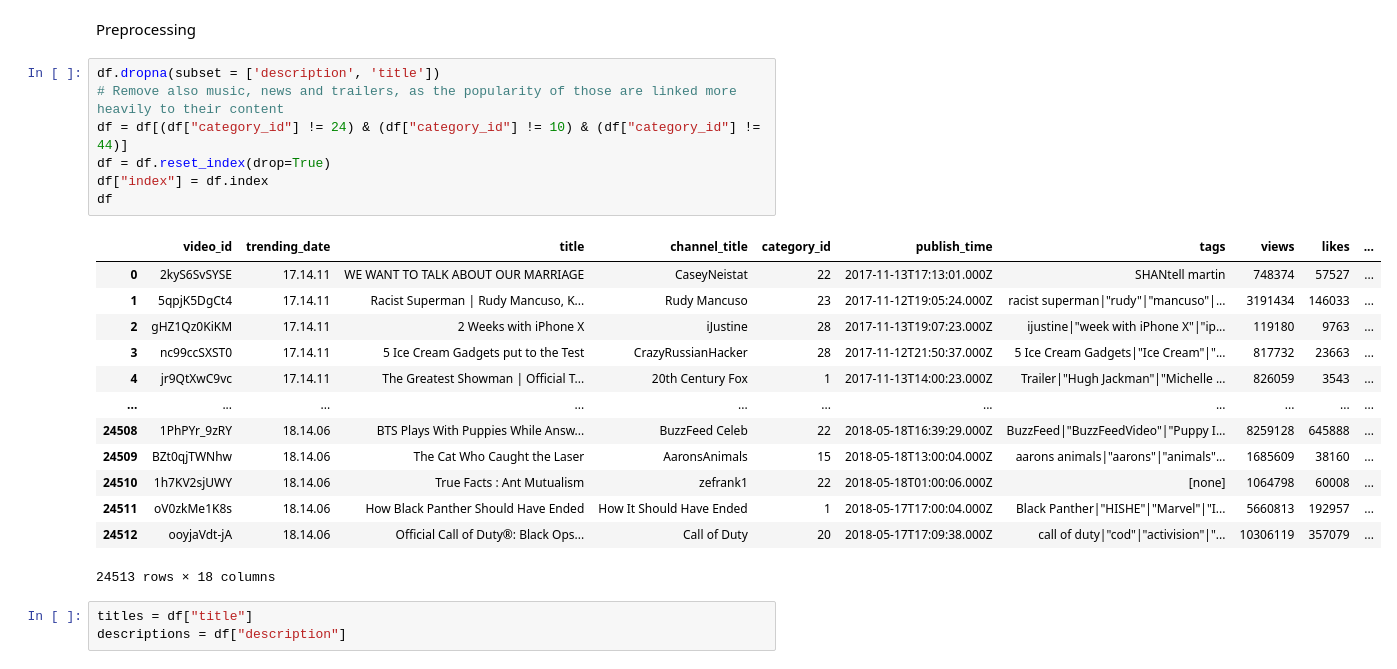
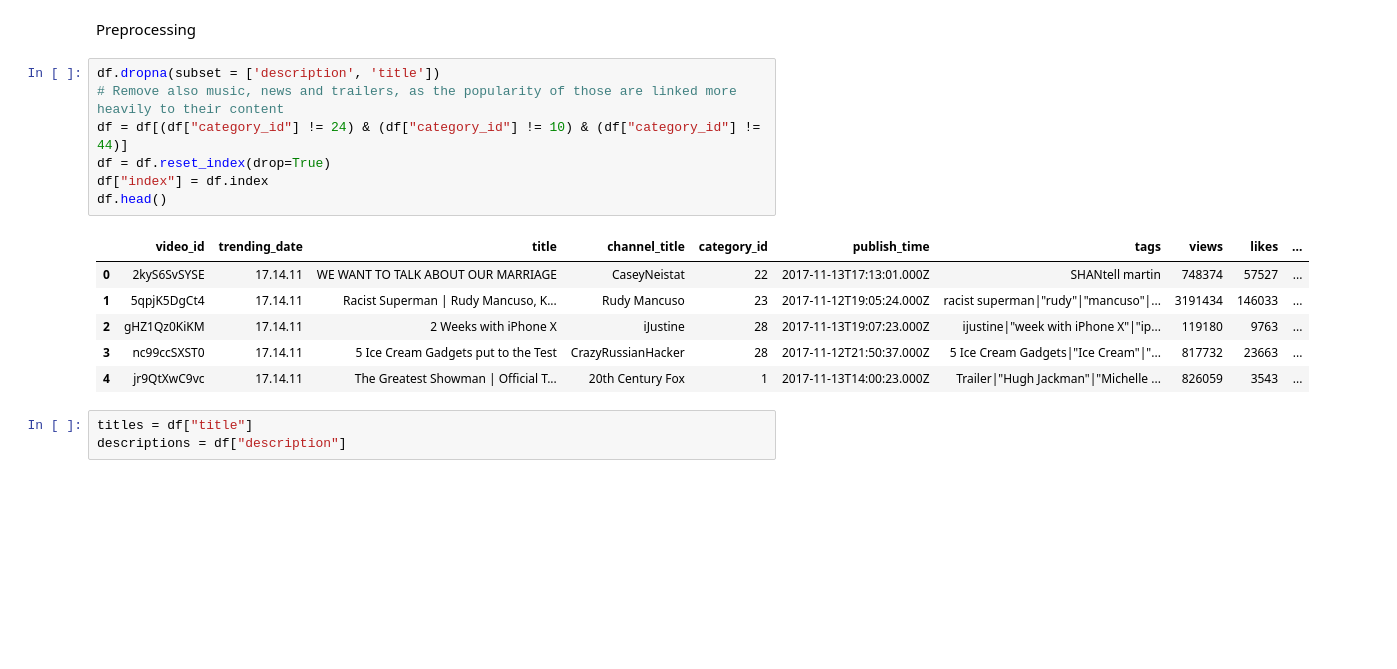
Before and after one commit to oegolden/Youtube-Main-Idea-Classification-and-Popularity-Prediction, a Jupyter notebook: Preprocessing and Analysis.ipynb, the cells around one changed output. Cells and saved outputs as stored; diff of their text form; blank space fills up the shorter version.

```diff
--- a/Preprocessing and Analysis.ipynb
+++ b/Preprocessing and Analysis.ipynb
@@ -60,24 +47,17 @@ Preprocessing
 # %%
 df.dropna(subset = ['description', 'title'])
 # Remove also music, news and trailers, as the popularity of those are linked more heavily to their content
 df = df[(df["category_id"] != 24) & (df["category_id"] != 10) & (df["category_id"] != 44)]
 df = df.reset_index(drop=True)
 df["index"] = df.index
-df
+df.head()
 # %% [output]
 |  | video_id | trending_date | title | channel_title | category_id | publish_time | tags | views | likes | ... |
 | 0 | 2kyS6SvSYSE | 17.14.11 | WE WANT TO TALK ABOUT OUR MARRIAGE | CaseyNeistat | 22 | 2017-11-13T17:13:01.000Z | SHANtell martin | 748374 | 57527 | ... |
 | 1 | 5qpjK5DgCt4 | 17.14.11 | Racist Superman | Rudy Mancuso, K... | Rudy Mancuso | 23 | 2017-11-12T19:05:24.000Z | racist superman|"rudy"|"mancuso"|... | 3191434 | 146033 | ... |
 | 2 | gHZ1Qz0KiKM | 17.14.11 | 2 Weeks with iPhone X | iJustine | 28 | 2017-11-13T19:07:23.000Z | ijustine|"week with iPhone X"|"ip... | 119180 | 9763 | ... |
 | 3 | nc99ccSXST0 | 17.14.11 | 5 Ice Cream Gadgets put to the Test | CrazyRussianHacker | 28 | 2017-11-12T21:50:37.000Z | 5 Ice Cream Gadgets|"Ice Cream"|"... | 817732 | 23663 | ... |
 | 4 | jr9QtXwC9vc | 17.14.11 | The Greatest Showman | Official T... | 20th Century Fox | 1 | 2017-11-13T14:00:23.000Z | Trailer|"Hugh Jackman"|"Michelle ... | 826059 | 3543 | ... |
-| ... | ... | ... | ... | ... | ... | ... | ... | ... | ... | ... |
-| 24508 | 1PhPYr_9zRY | 18.14.06 | BTS Plays With Puppies While Answ... | BuzzFeed Celeb | 22 | 2018-05-18T16:39:29.000Z | BuzzFeed|"BuzzFeedVideo"|"Puppy I... | 8259128 | 645888 | ... |
-| 24509 | BZt0qjTWNhw | 18.14.06 | The Cat Who Caught the Laser | AaronsAnimals | 15 | 2018-05-18T13:00:04.000Z | aarons animals|"aarons"|"animals"... | 1685609 | 38160 | ... |
-| 24510 | 1h7KV2sjUWY | 18.14.06 | True Facts : Ant Mutualism | zefrank1 | 22 | 2018-05-18T01:00:06.000Z | [none] | 1064798 | 60008 | ... |
-| 24511 | oV0zkMe1K8s | 18.14.06 | How Black Panther Should Have Ended | How It Should Have Ended | 1 | 2018-05-17T17:00:04.000Z | Black Panther|"HISHE"|"Marvel"|"I... | 5660813 | 192957 | ... |
-| 24512 | ooyjaVdt-jA | 18.14.06 | Official Call of Duty®: Black Ops... | Call of Duty | 20 | 2018-05-17T17:09:38.000Z | call of duty|"cod"|"activision"|"... | 10306119 | 357079 | ... |
-24513 rows × 18 columns
 # %%
 titles = df["title"]
 descriptions = df["description"]
```
Also changed, not shown: parts of 6 cells of this notebook.
